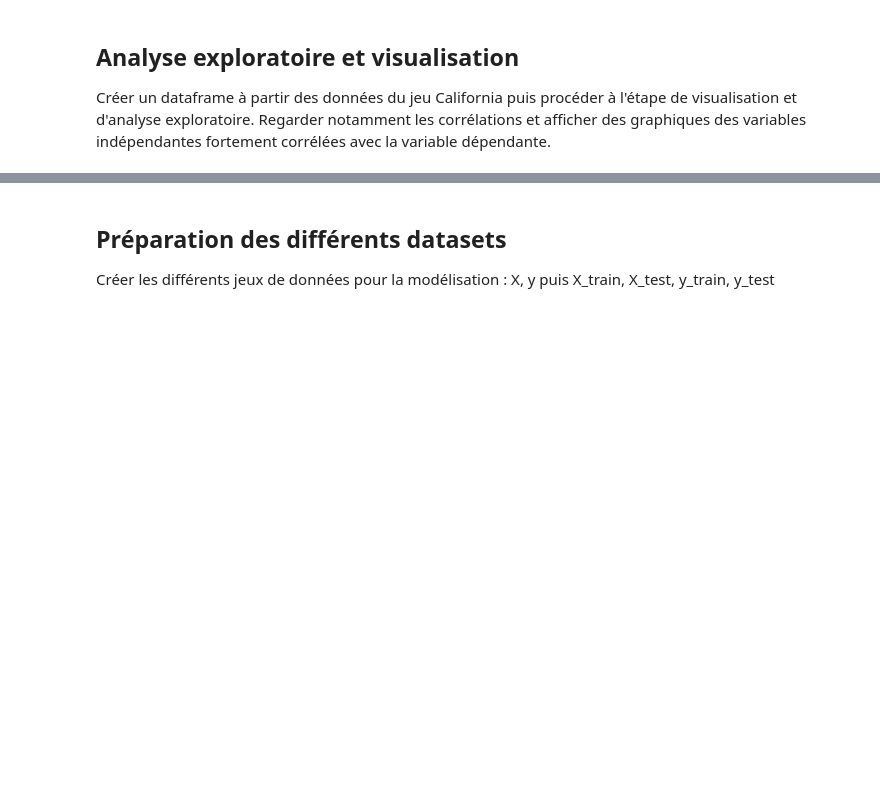
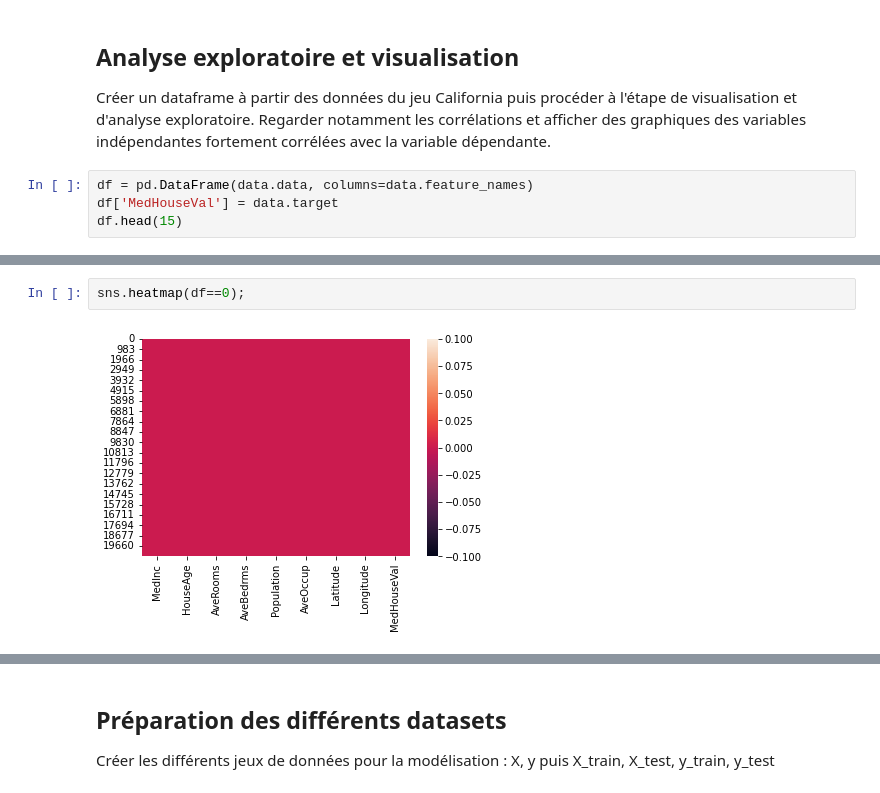
Before and after one commit to louiskuhn/IA-P2-Euskadi, a Jupyter notebook: Ressources/Machine Learning/Arbres de décision et forêts aléatoires/2. Exo2_arbres et forets.ipynb, the cells around one changed output, grey strips where cells are left out. Cells and saved outputs as stored; diff of their text form; blank space fills up the shorter version.

```diff
--- a/Ressources/Machine Learning/Arbres de décision et forêts aléatoires/2. Exo2_arbres et forets.ipynb
+++ b/Ressources/Machine Learning/Arbres de décision et forêts aléatoires/2. Exo2_arbres et forets.ipynb
@@ -59,3 +59,7 @@ data
 ## Analyse exploratoire et visualisation
 
 Créer un dataframe à partir des données du jeu California puis procéder à l'étape de visualisation et d'analyse exploratoire. Regarder notamment les corrélations et afficher des graphiques des variables indépendantes fortement corrélées avec la variable dépendante.
+# %%
+df = pd.DataFrame(data.data, columns=data.feature_names)
+df['MedHouseVal'] = data.target
+df.head(15)
@@ -61,0 +114,4 @@ Créer un dataframe à partir des données du jeu California puis procéder à l
+# %%
+sns.heatmap(df==0);
+# %% [output]
+[figure, added]
```
Also changed, not shown: parts of 19 cells of this notebook, 5 other files.
